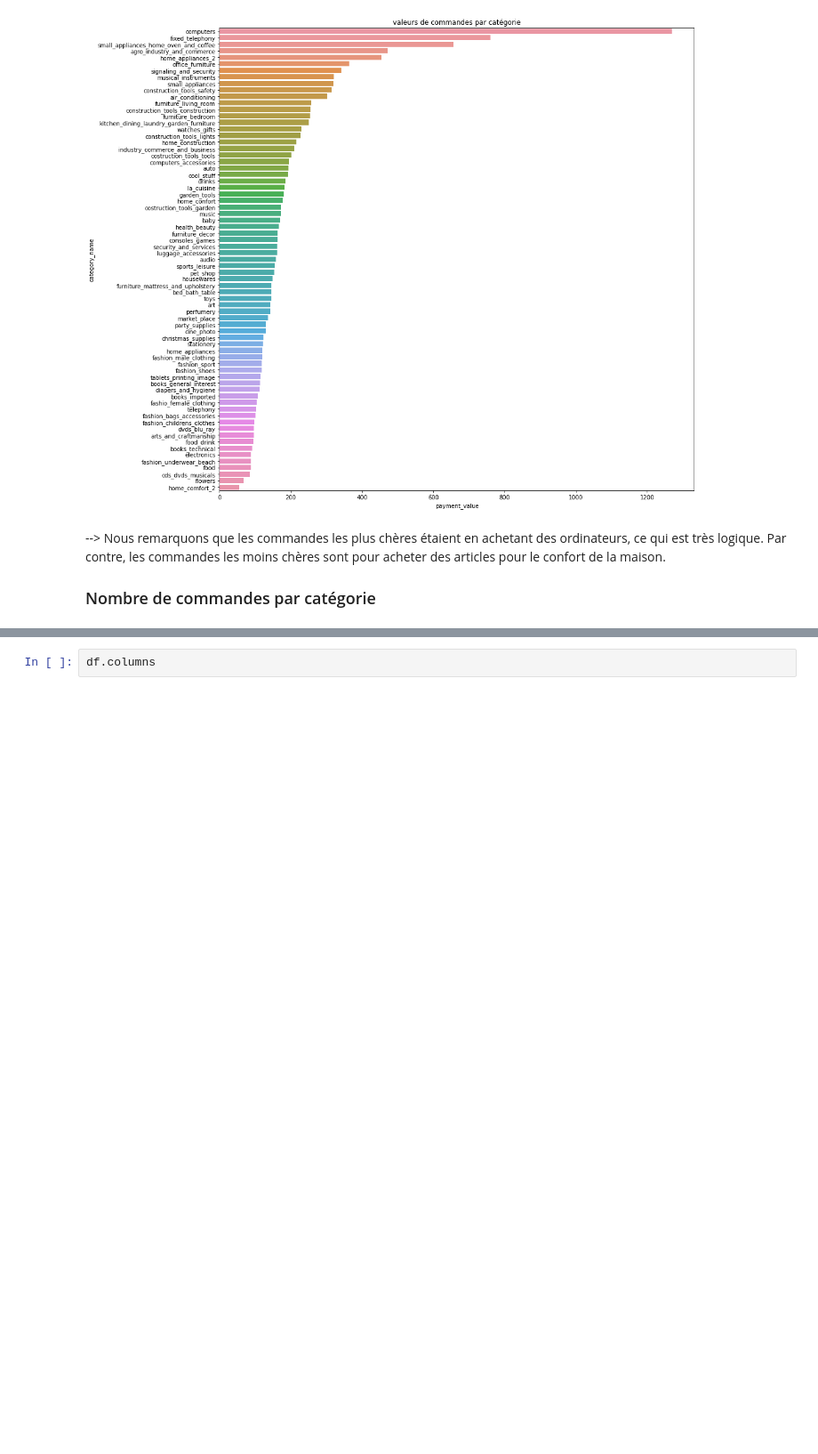
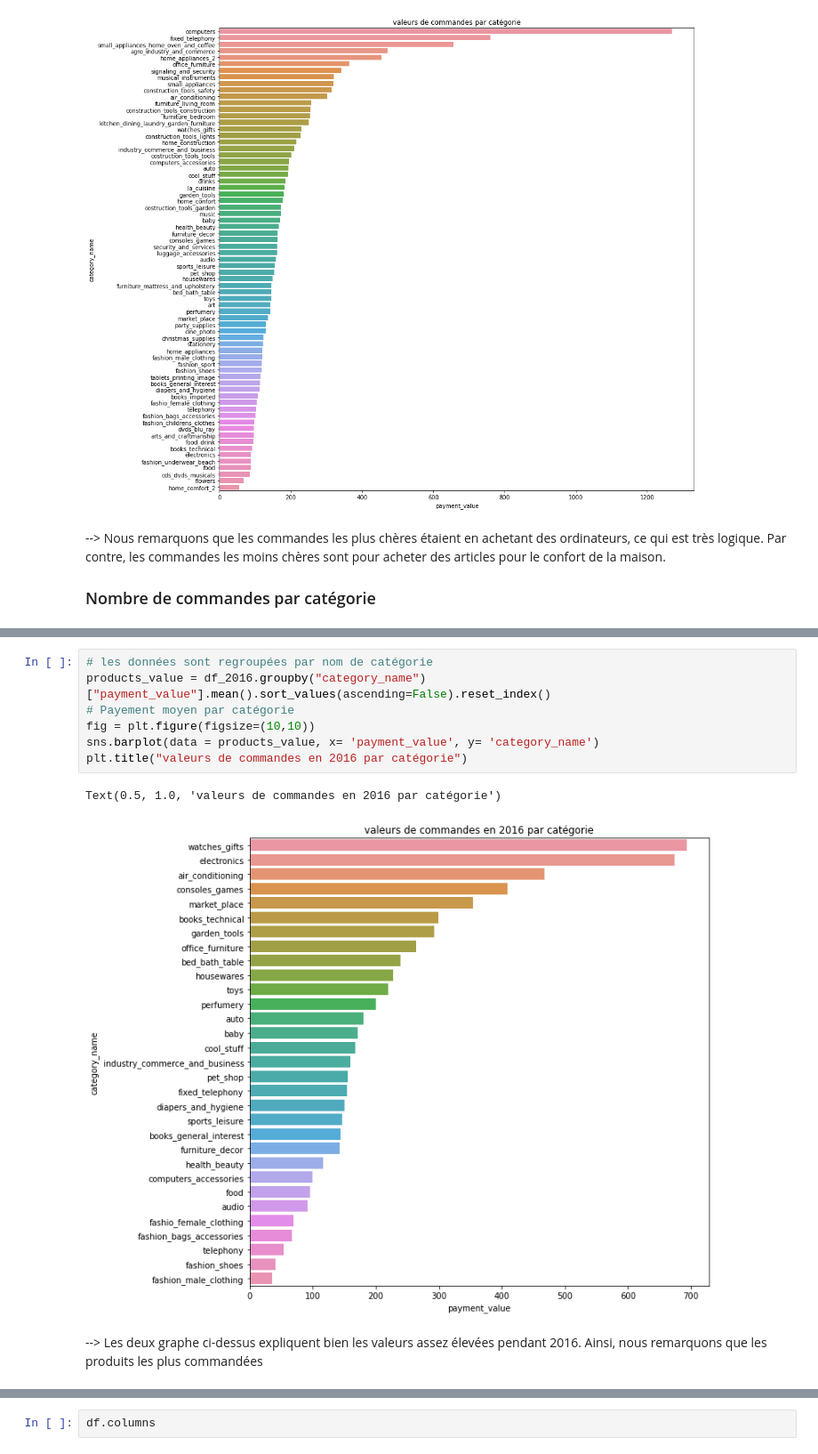
Before and after one commit to Soumaya-kh/POlist, a Jupyter notebook: POLIST_01_notebookanalyse.ipynb, the cells around one changed output, grey strips where cells are left out. Shown at 89% size. Drawn from its saved outputs; the diff is of its cells as text; blank space fills up the shorter version.

```diff
--- a/POLIST_01_notebookanalyse.ipynb
+++ b/POLIST_01_notebookanalyse.ipynb
@@ -1295 +1306,13 @@ Text(0.5, 1.0, 'Nombre de commandes par catégories')
+# %%
+# les données sont regroupées par nom de catégorie
+products_value = df_2016.groupby("category_name")["payment_value"].mean().sort_values(ascending=False).reset_index()
+# Payement moyen par catégorie
+fig = plt.figure(figsize=(10,10))
+sns.barplot(data = products_value, x= 'payment_value', y= 'category_name')
+plt.title("valeurs de commandes en 2016 par catégorie")
+# %% [output]
+Text(0.5, 1.0, 'valeurs de commandes en 2016 par catégorie')
+[figure, added]
+# %% [markdown]
+--> Les deux graphe ci-dessus expliquent bien les valeurs assez élevées pendant 2016. Ainsi, nous remarquons que les produits les plus commandées
 # %% [markdown]
```
Also changed, not shown: parts of 30 cells of this notebook.
